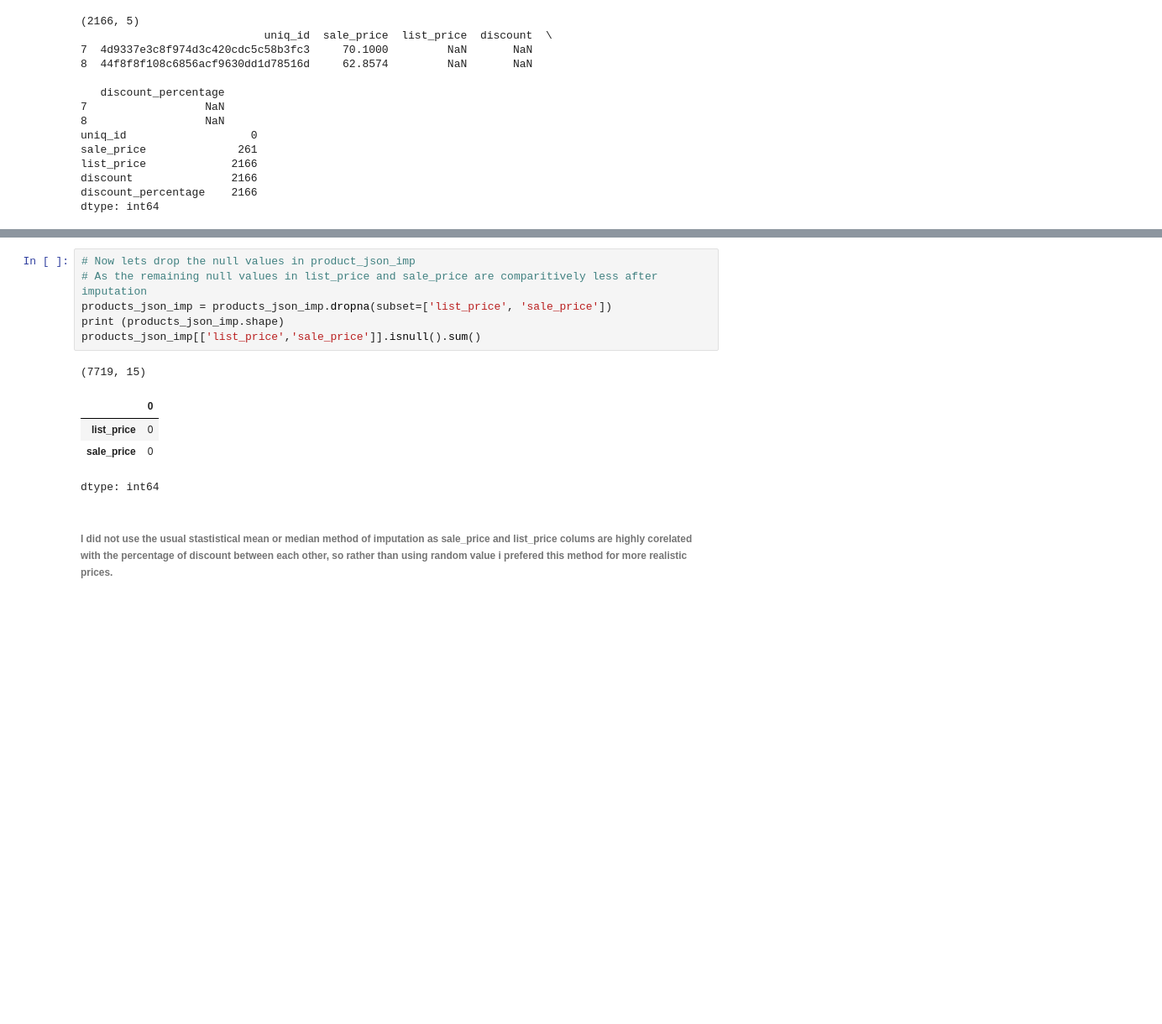
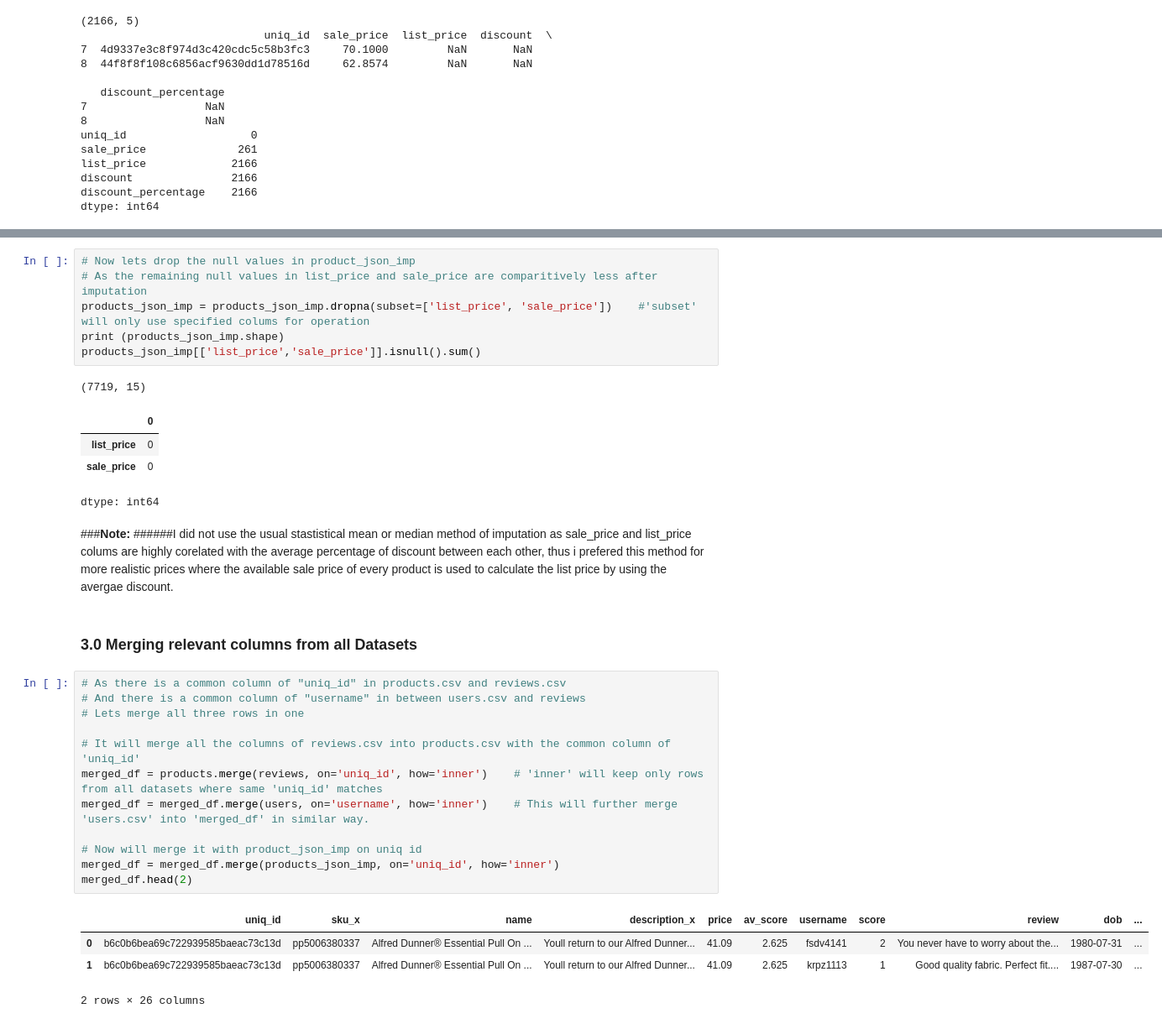
Before and after one commit to c4835/3603990_BD2.ipynb, a Jupyter notebook: 3603990_bd2.ipynb, the cells around one changed output, grey strips where cells are left out. Shown at 84% size. Saved outputs shown, nothing was run; the diff lists cells and outputs as text; blank space fills up the shorter version.

```diff
--- a/3603990_bd2.ipynb
+++ b/3603990_bd2.ipynb
@@ -502,7 +509,7 @@ dtype: int64
 # %%
 # Now lets drop the null values in product_json_imp
 # As the remaining null values in list_price and sale_price are comparitively less after imputation
-products_json_imp = products_json_imp.dropna(subset=['list_price', 'sale_price'])
+products_json_imp = products_json_imp.dropna(subset=['list_price', 'sale_price'])    #'subset' will only use specified colums for operation
 print (products_json_imp.shape)
 products_json_imp[['list_price','sale_price']].isnull().sum()
 # %% [output]
@@ -512,4 +519,24 @@ products_json_imp[['list_price','sale_price']].isnull().sum()
 | sale_price | 0 |
 dtype: int64
 # %% [markdown]
-###### I did not use the usual stastistical mean or median method of imputation as sale_price and list_price colums are highly corelated with the percentage of discount between each other, so rather than using random value i prefered this method for more realistic prices.
+###**Note:**
+######I did not use the usual stastistical mean or median method of imputation as sale_price and list_price colums are highly corelated with the average percentage of discount between each other, thus i prefered this method for more realistic prices where the available sale price of every product is used to calculate the list price by using the avergae discount.
+# %% [markdown]
+### **3.0 Merging relevant columns from all Datasets**
+# %%
+# As there is a common column of "uniq_id" in products.csv and reviews.csv
+# And there is a common column of "username" in between users.csv and reviews
+# Lets merge all three rows in one
+
+# It will merge all the columns of reviews.csv into products.csv with the common column of 'uniq_id'
+merged_df = products.merge(reviews, on='uniq_id', how='inner')    # 'inner' will keep only rows from all datasets where same 'uniq_id' matches
+merged_df = merged_df.merge(users, on='username', how='inner')    # This will further merge 'users.csv' into 'merged_df' in similar way.
+
+# Now will merge it with product_json_imp on uniq id
+merged_df = merged_df.merge(products_json_imp, on='uniq_id', how='inner')
+merged_df.head(2)
+# %% [output]
+|  | uniq_id | sku_x | name | description_x | price | av_score | username | score | review | dob | ... |
+| 0 | b6c0b6bea69c722939585baeac73c13d | pp5006380337 | Alfred Dunner® Essential Pull On ... | Youll return to our Alfred Dunner... | 41.09 | 2.625 | fsdv4141 | 2 | You never have to worry about the... | 1980-07-31 | ... |
+| 1 | b6c0b6bea69c722939585baeac73c13d | pp5006380337 | Alfred Dunner® Essential Pull On ... | Youll return to our Alfred Dunner... | 41.09 | 2.625 | krpz1113 | 1 | Good quality fabric. Perfect fit.... | 1987-07-30 | ... |
+2 rows × 26 columns
```
Also changed, not shown: parts of 21 cells of this notebook.
